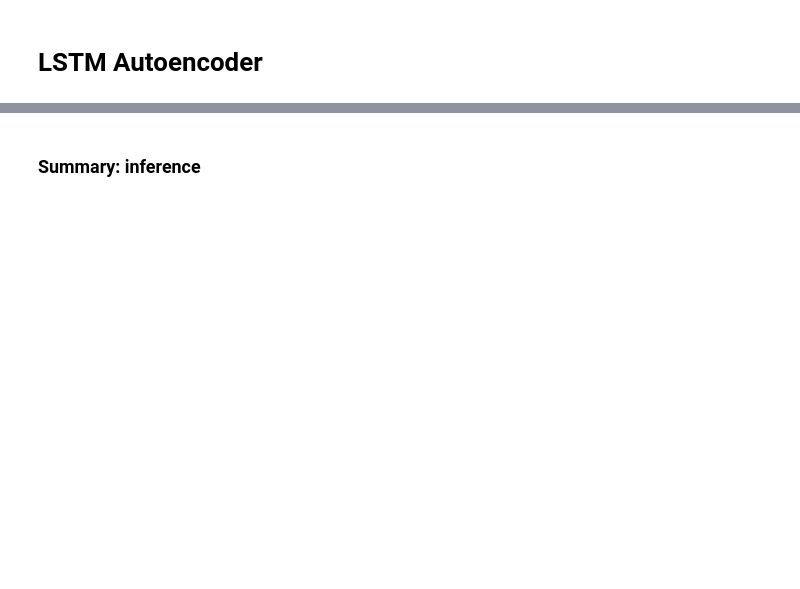
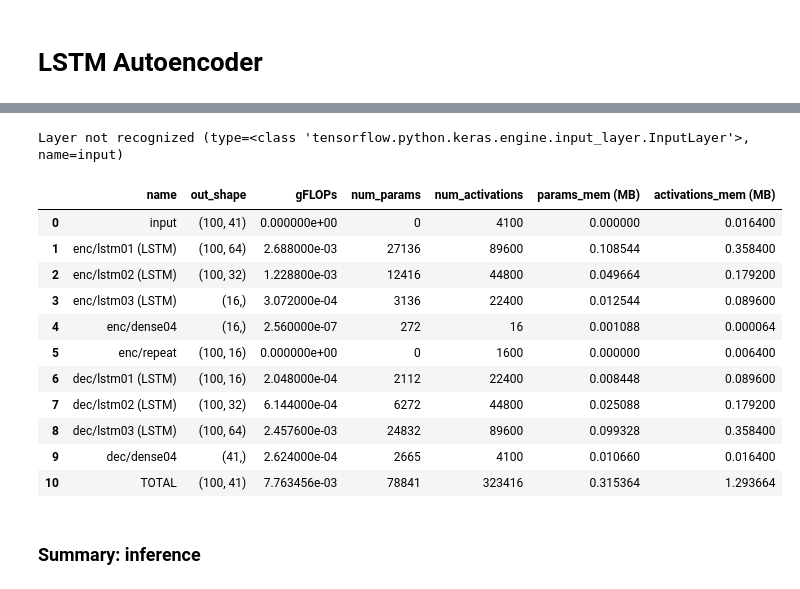
Before and after one commit to sergey-serebryakov/nns, a Jupyter notebook: notebooks/anomaly_detection_models.ipynb, the cells around one changed output, grey strips where cells are left out. Cells and saved outputs as stored; diff of their text form; code cells hidden in the pictures; blank space fills up the shorter version.

```diff
--- a/notebooks/anomaly_detection_models.ipynb
+++ b/notebooks/anomaly_detection_models.ipynb
@@ -149,3 +39,19 @@ Layer not recognized (type=<class 'tensorflow.python.keras.engine.input_layer.In
+# %%
+estimate(LSTMAutoencoder(), inference, training)
+# %% [output]
+Layer not recognized (type=<class 'tensorflow.python.keras.engine.input_layer.InputLayer'>, name=input)
+|  | name | out_shape | gFLOPs | num_params | num_activations | params_mem (MB) | activations_mem (MB) |
+| 0 | input | (100, 41) | 0.000000e+00 | 0 | 4100 | 0.000000 | 0.016400 |
+| 1 | enc/lstm01 (LSTM) | (100, 64) | 2.688000e-03 | 27136 | 89600 | 0.108544 | 0.358400 |
+| 2 | enc/lstm02 (LSTM) | (100, 32) | 1.228800e-03 | 12416 | 44800 | 0.049664 | 0.179200 |
+| 3 | enc/lstm03 (LSTM) | (16,) | 3.072000e-04 | 3136 | 22400 | 0.012544 | 0.089600 |
+| 4 | enc/dense04 | (16,) | 2.560000e-07 | 272 | 16 | 0.001088 | 0.000064 |
+| 5 | enc/repeat | (100, 16) | 0.000000e+00 | 0 | 1600 | 0.000000 | 0.006400 |
+| 6 | dec/lstm01 (LSTM) | (100, 16) | 2.048000e-04 | 2112 | 22400 | 0.008448 | 0.089600 |
+| 7 | dec/lstm02 (LSTM) | (100, 32) | 6.144000e-04 | 6272 | 44800 | 0.025088 | 0.179200 |
+| 8 | dec/lstm03 (LSTM) | (100, 64) | 2.457600e-03 | 24832 | 89600 | 0.099328 | 0.358400 |
+| 9 | dec/dense04 | (41,) | 2.624000e-04 | 2665 | 4100 | 0.010660 | 0.016400 |
+| 10 | TOTAL | (100, 41) | 7.763456e-03 | 78841 | 323416 | 0.315364 | 1.293664 |
 # %% [markdown]
 ### Summary: inference
 # %%
```
Also changed, not shown: parts of 12 cells of this notebook, 32 other files.
